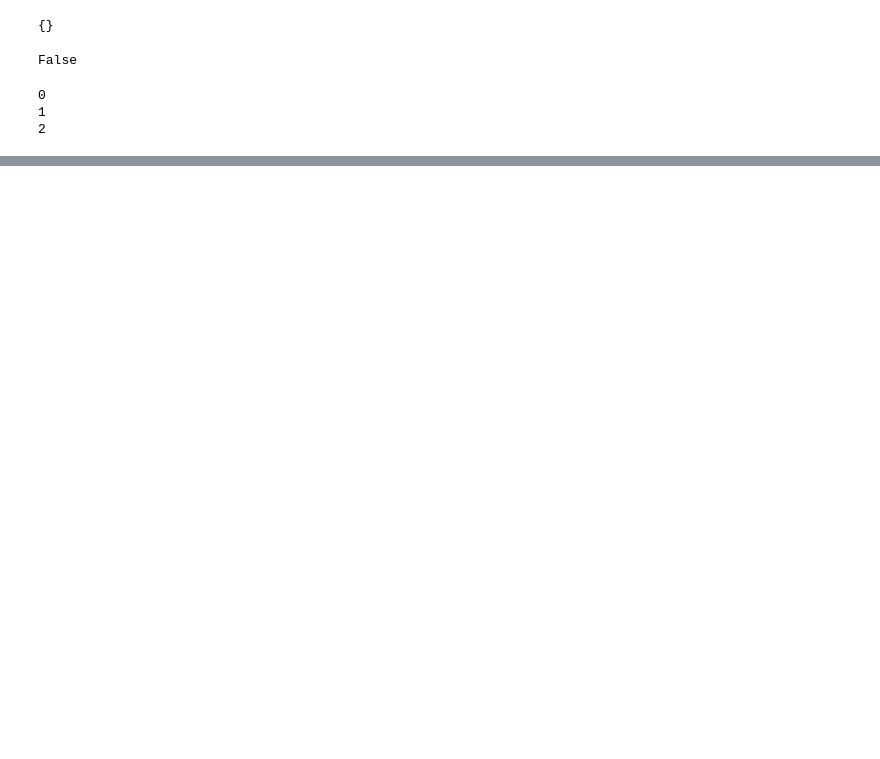
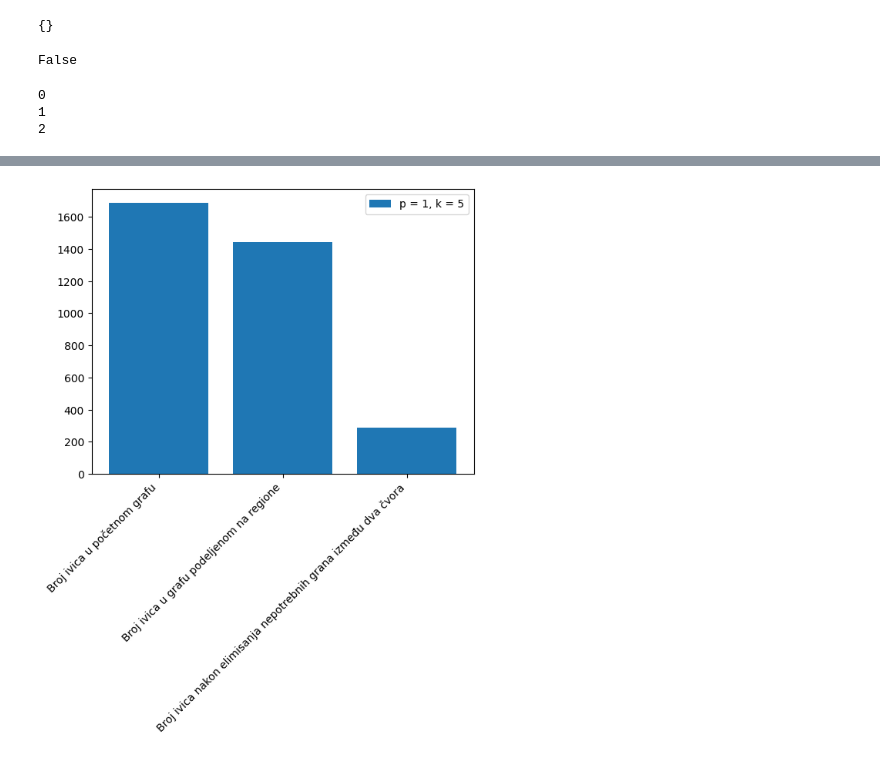
Before and after one commit to fongsd/ri-projekat, a Jupyter notebook: ri_projekat.ipynb, the cells around one changed output, grey strips where cells are left out. Drawn from its saved outputs; the diff is of its cells as text; code cells hidden in the pictures; blank space fills up the shorter version.

```diff
--- a/ri_projekat.ipynb
+++ b/ri_projekat.ipynb
@@ -313,0 +320,8 @@ lista =
+# %%
+# plt.figure(figsize=(15, 15))
+plt.bar(["Broj ivica u početnom grafu", "Broj ivica u grafu podeljenom na regione", "Broj ivica nakon elimisanja nepotrebnih grana između dva čvora"], [1686,1440,288])
+plt.xticks(rotation=45, ha='right')
+plt.legend(["p = 1, k = 5"])
+plt.savefig("bar 1")
+# %% [output]
+[figure, added]
```
Also changed, not shown: parts of 8 cells of this notebook, 13 other files.
